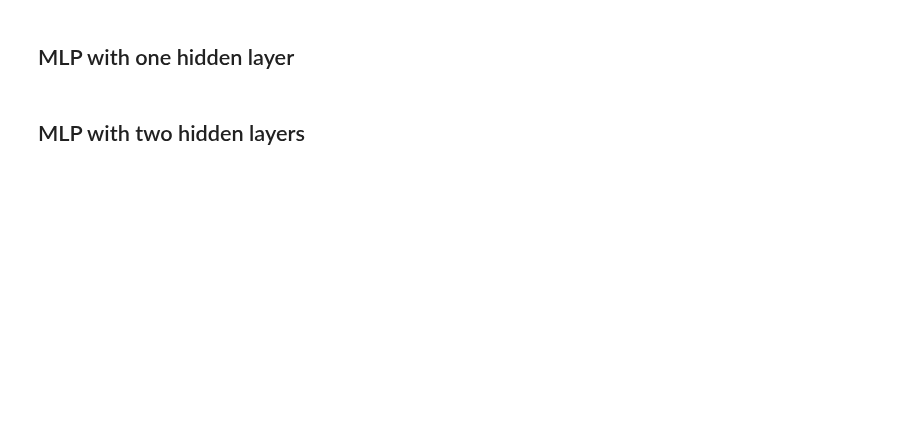
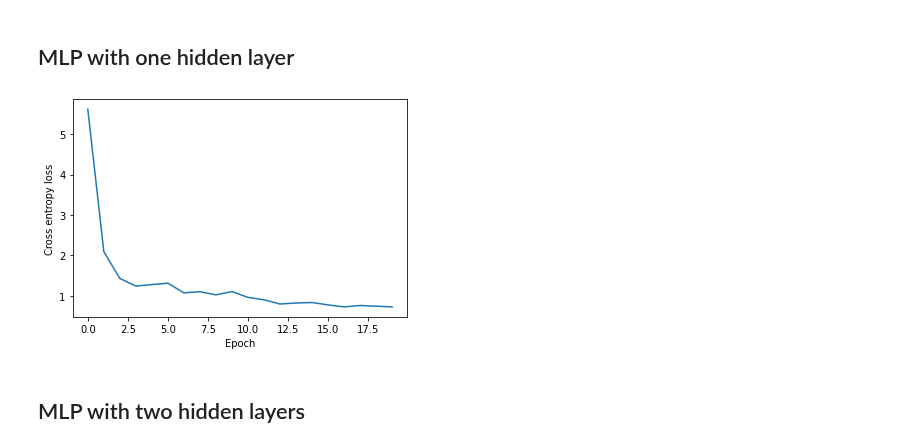
Before and after one commit to acollin19/comp551, a Jupyter notebook: A3/assignment3_group_24.ipynb, the cells around one changed output. Cells and saved outputs as stored; diff of their text form; code cells hidden in the pictures; blank space fills up the shorter version.

```diff
--- a/A3/assignment3_group_24.ipynb
+++ b/A3/assignment3_group_24.ipynb
@@ -183,14 +185,16 @@ train(mlp0, opt0, X_train, y_train, GRADIENT_STEPS)
 # %%
 n_features = X_train.shape[-1]
 HIDDEN_SIZE = 128
 GRADIENT_STEPS = 20
 
 mlp1 = MLP(
     LinearLayer(n_features, HIDDEN_SIZE),
     ReLULayer(),
     LinearLayer(HIDDEN_SIZE, 10),
     SoftmaxOutputLayer()
 )
 opt1 = GradientDescentOptimizer(mlp1, 1e-1)
 
-train(mlp1, opt1, X_train, y_train, GRADIENT_STEPS)
+train(mlp1, opt1, X_train, y_train, GRADIENT_STEPS, 1000)
+# %% [output]
+[figure, added]
```
Also changed, not shown: parts of 9 cells of this notebook.
